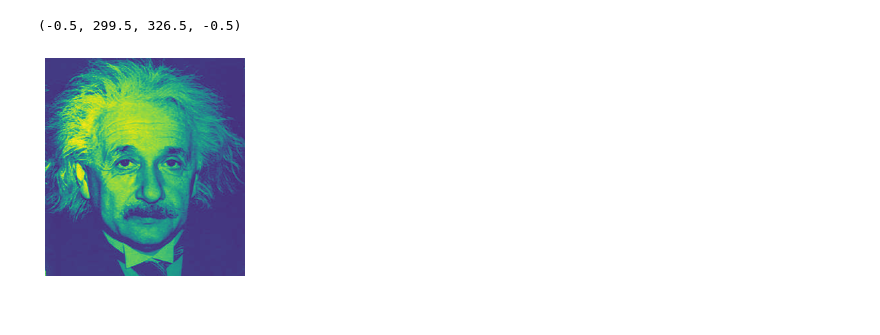
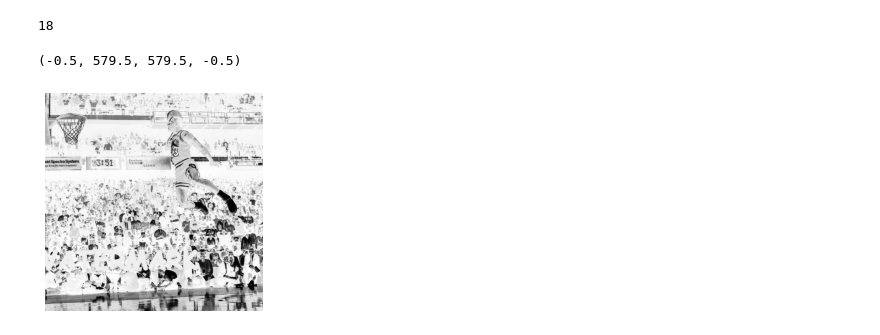
Before and after one commit to collinskatie/motion_without_movement, a Jupyter notebook: simple_filter.ipynb, the cells around one changed output. Saved outputs shown, nothing was run; the diff lists cells and outputs as text; code cells hidden in the pictures.

```diff
--- a/simple_filter.ipynb
+++ b/simple_filter.ipynb
@@ -13,0 +20,4 @@ from math import exp, cos, sin
+# %%
+2*(3**2)
+# %% [output]
+18
@@ -14,13 +61,15 @@ from math import exp, cos, sin
 # %%
 # load in image to be transformed
 
-img_pth = "./einstein.jpeg"
+img_pth = "./mj_dunk.jpeg"#"./einstein.jpeg"
 
 img = cv2.imread(img_pth)
 img = cv2.cvtColor(img, cv2.COLOR_BGR2GRAY) # ensure unicolor scale for now
 
-plt.imshow(img)
+cmap='Greys'
+
+plt.imshow(img, cmap=cmap)
 plt.axis('off')
 # %% [output]
-(-0.5, 299.5, 326.5, -0.5)
+(-0.5, 579.5, 579.5, -0.5)
-[figure, old version]
+[figure, new version]
```
Also changed, not shown: parts of 20 cells of this notebook, 1 other file.
